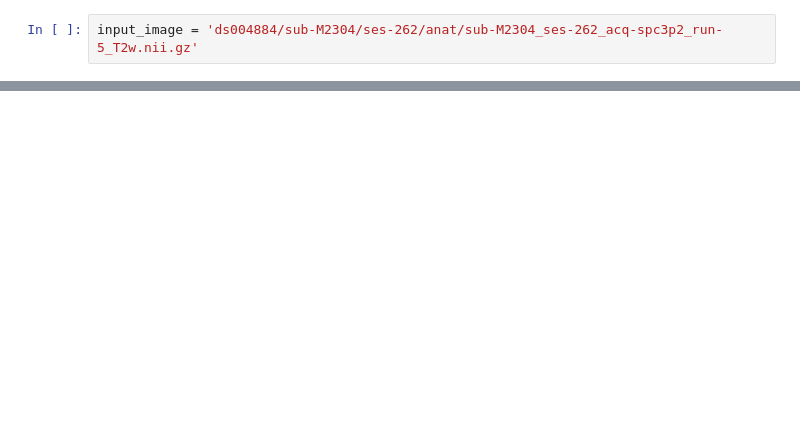
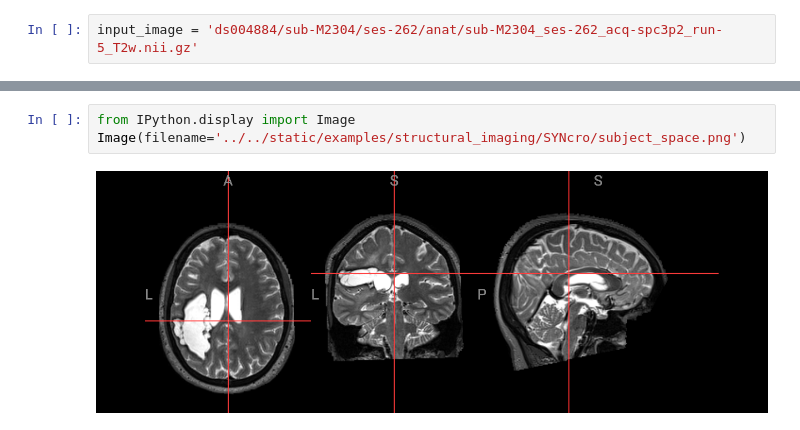
Before and after one commit to kylemaps/neurodeskedu, a Jupyter notebook: books/examples/structural_imaging/SYNcro.ipynb, the cells around one changed output, grey strips where cells are left out. Cells and saved outputs as stored; diff of their text form; blank space fills up the shorter version.

```diff
--- a/books/examples/structural_imaging/SYNcro.ipynb
+++ b/books/examples/structural_imaging/SYNcro.ipynb
@@ -34,0 +66,5 @@ nv_subject_space
+# %%
+from IPython.display import Image
+Image(filename='../../static/examples/structural_imaging/SYNcro/subject_space.png')
+# %% [output]
+[figure, added]
```
Also changed, not shown: parts of 13 cells of this notebook, 17 other files.
